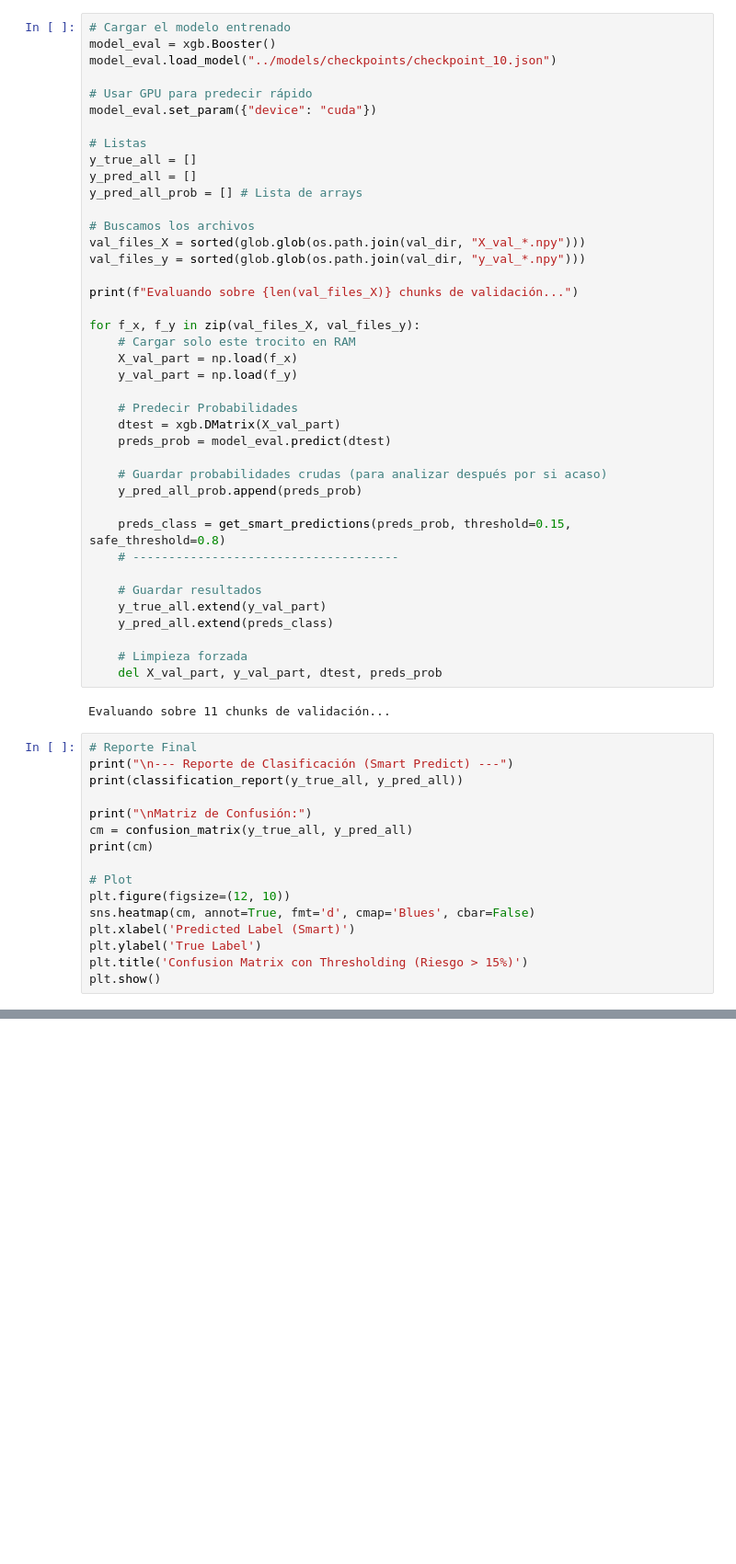
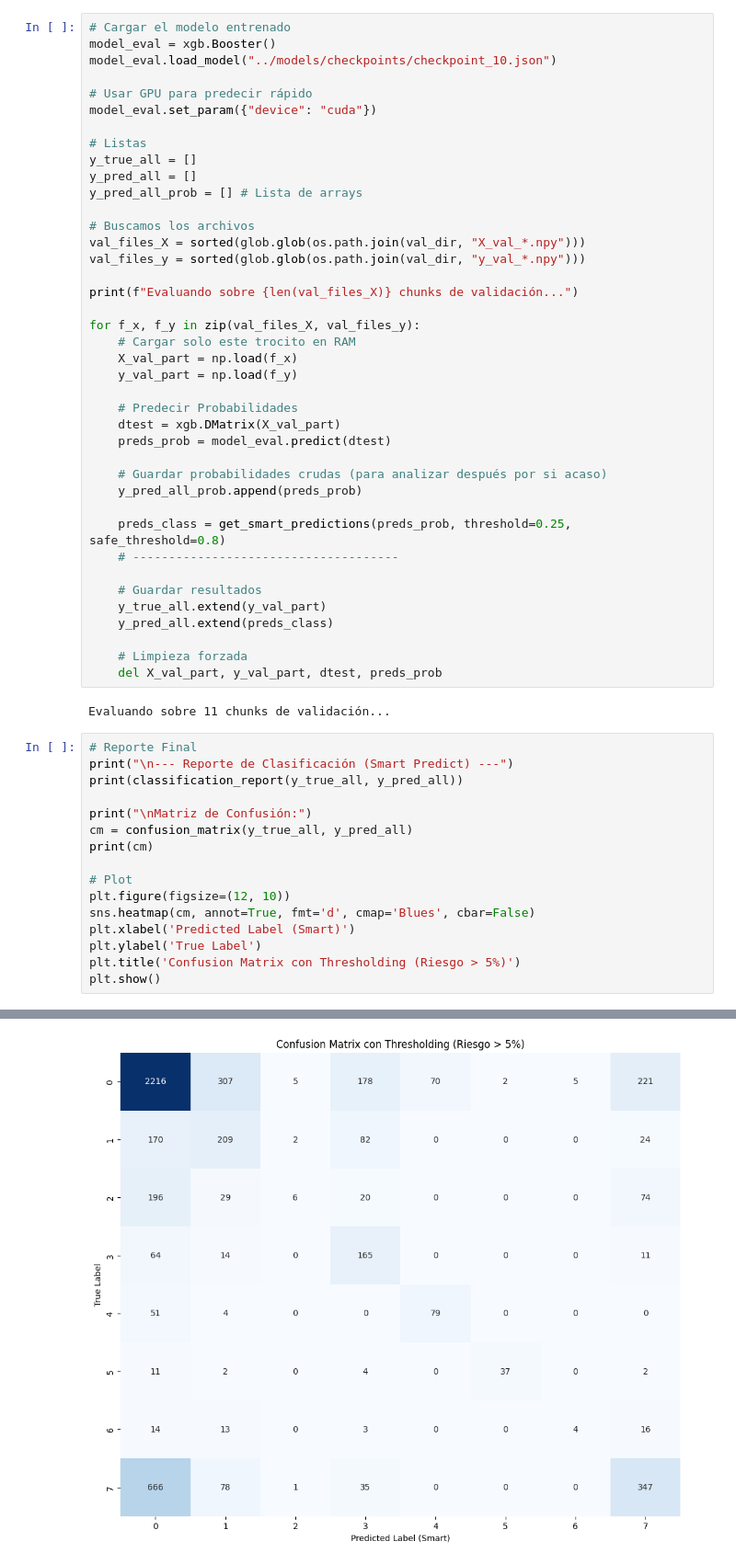
Before and after one commit to EDVerdesoto/Lab_Mineria_de_Datos, a Jupyter notebook: notebooks/04_model_assess.ipynb, the cells around one changed output, grey strips where cells are left out. Shown at 92% size. Cells and saved outputs as stored; diff of their text form; blank space fills up the shorter version.

```diff
--- a/notebooks/04_model_assess.ipynb
+++ b/notebooks/04_model_assess.ipynb
@@ -237,7 +249,7 @@ for f_x, f_y in zip(val_files_X, val_files_y):
     # Guardar probabilidades crudas (para analizar después por si acaso)
     y_pred_all_prob.append(preds_prob)
 
-    preds_class = get_smart_predictions(preds_prob, threshold=0.15, safe_threshold=0.8)
+    preds_class = get_smart_predictions(preds_prob, threshold=0.25, safe_threshold=0.8)
     # -------------------------------------
 
     # Guardar resultados
@@ -262,7 +274,7 @@ plt.figure(figsize=(12, 10))
 sns.heatmap(cm, annot=True, fmt='d', cmap='Blues', cbar=False)
 plt.xlabel('Predicted Label (Smart)')
 plt.ylabel('True Label')
-plt.title('Confusion Matrix con Thresholding (Riesgo > 15%)')
+plt.title('Confusion Matrix con Thresholding (Riesgo > 5%)')
 plt.show()
 # %% [output]
 --- Reporte de Clasificación (Smart Predict) ---
@@ -269,0 +297 @@ KeyboardInterrupt:
+[figure, added]
```
Also changed, not shown: parts of 2 cells of this notebook, 11 other files.
